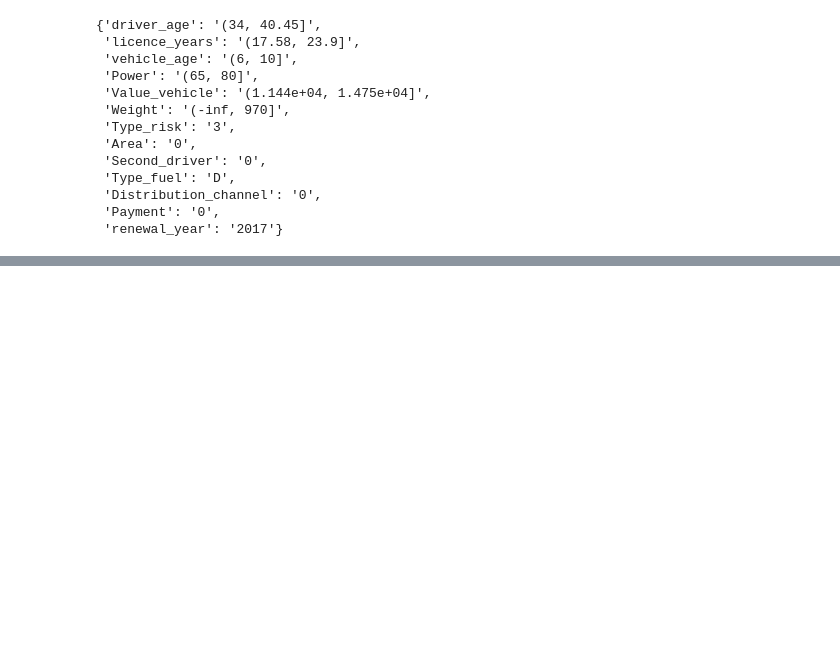
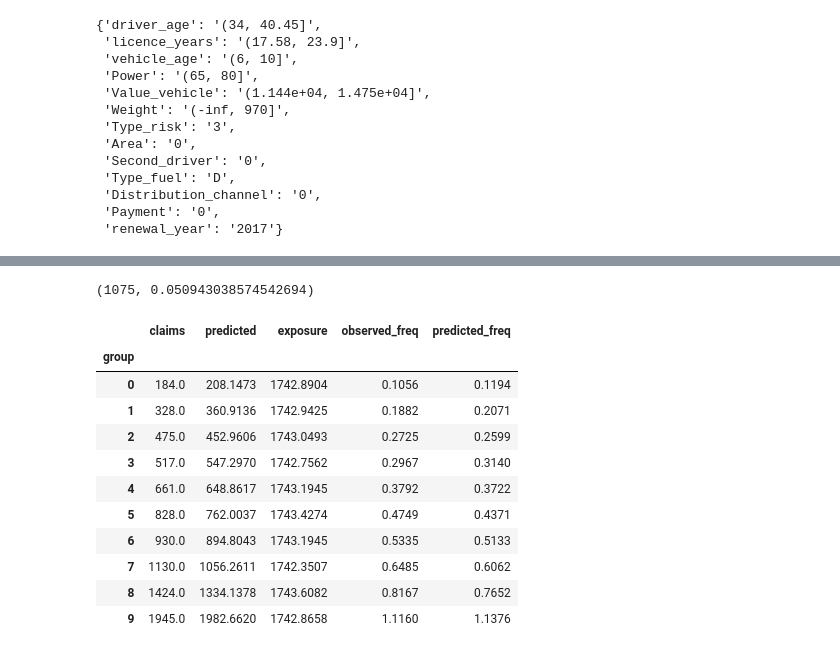
Before and after one commit to vujadinovic/glms_in_insurance, a Jupyter notebook: notebooks/02_poisson_glm.ipynb, the cells around one changed output, grey strips where cells are left out. Saved outputs shown, nothing was run; the diff lists cells and outputs as text; code cells hidden in the pictures; blank space fills up the shorter version.

```diff
--- a/notebooks/02_poisson_glm.ipynb
+++ b/notebooks/02_poisson_glm.ipynb
@@ -69,0 +198,21 @@ prep.reference_levels_
+# %%
+ridge_pred = pred_val["ridge on frequency"]
+n_negative = int((ridge_pred < 0).sum())
+n_negative, n_negative / len(ridge_pred)
+# %% [output]
+(1075, 0.050943038574542694)
+# %%
+metrics.calibration_table(y_val, pred_val["Poisson GLM"], e_val).round(4)
+# %% [output]
+|  | claims | predicted | exposure | observed_freq | predicted_freq |
+| group |  |  |  |  |  |
+| 0 | 184.0 | 208.1473 | 1742.8904 | 0.1056 | 0.1194 |
+| 1 | 328.0 | 360.9136 | 1742.9425 | 0.1882 | 0.2071 |
+| 2 | 475.0 | 452.9606 | 1743.0493 | 0.2725 | 0.2599 |
+| 3 | 517.0 | 547.2970 | 1742.7562 | 0.2967 | 0.3140 |
+| 4 | 661.0 | 648.8617 | 1743.1945 | 0.3792 | 0.3722 |
+| 5 | 828.0 | 762.0037 | 1743.4274 | 0.4749 | 0.4371 |
+| 6 | 930.0 | 894.8043 | 1743.1945 | 0.5335 | 0.5133 |
+| 7 | 1130.0 | 1056.2611 | 1742.3507 | 0.6485 | 0.6062 |
+| 8 | 1424.0 | 1334.1378 | 1743.6082 | 0.8167 | 0.7652 |
+| 9 | 1945.0 | 1982.6620 | 1742.8658 | 1.1160 | 1.1376 |
```
Also changed, not shown: parts of 11 cells of this notebook, 6 other files.
